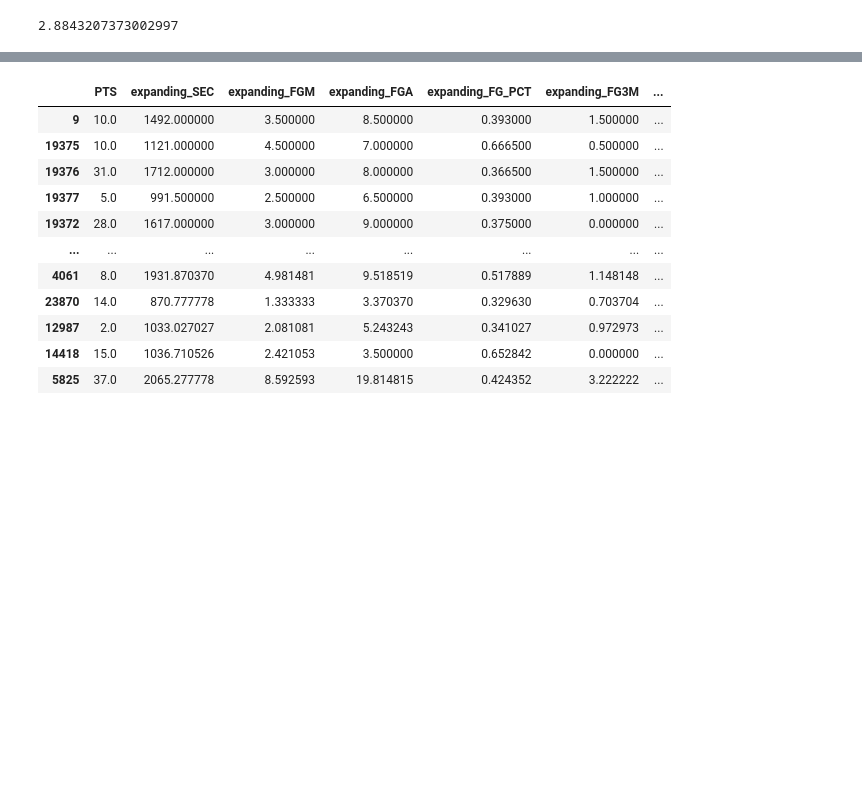
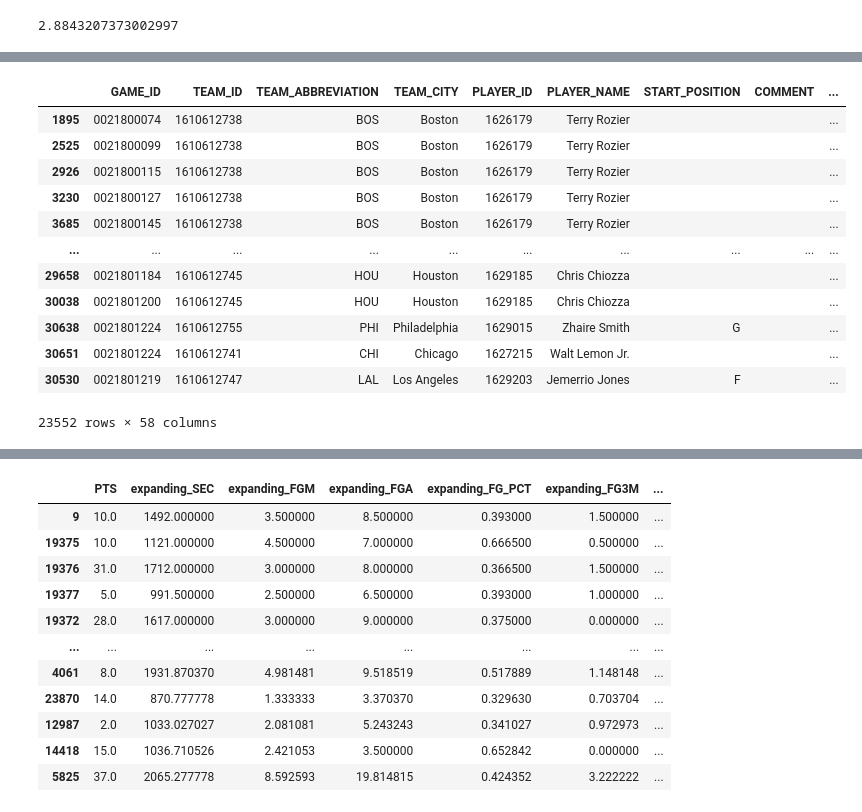
Before and after one commit to jcohen312/nba_points, a Jupyter notebook: Linear Regression.ipynb, the cells around one changed output, grey strips where cells are left out. Saved outputs shown, nothing was run; the diff lists cells and outputs as text; code cells hidden in the pictures; blank space fills up the shorter version.

```diff
--- a/Linear Regression.ipynb
+++ b/Linear Regression.ipynb
@@ -725,0 +896,5 @@ def reg_trees_pipe
+# %%
+cols = ['SEC', 'FGM', 'FGA','FG_PCT', 'FG3M', 'FG3A', 'FG3_PCT', 'FTM', 'FTA', 'FT_PCT', 'PTS']
+playerstats_2018_lag5 = formated_player_stats('box_score', cols = cols, year='2018', lag=5)
+combined5 = join_set_columns(playerstats_2018_lag5, year='2018')
+lagged5_raw = generate_pre_transformed(combined5)
@@ -725,0 +919,16 @@ def reg_trees_pipe
+# %%
+playerstats_2018_lag5
+# %% [output]
+|  | GAME_ID | TEAM_ID | TEAM_ABBREVIATION | TEAM_CITY | PLAYER_ID | PLAYER_NAME | START_POSITION | COMMENT | ... |
+| 1895 | 0021800074 | 1610612738 | BOS | Boston | 1626179 | Terry Rozier |  |  | ... |
+| 2525 | 0021800099 | 1610612738 | BOS | Boston | 1626179 | Terry Rozier |  |  | ... |
+| 2926 | 0021800115 | 1610612738 | BOS | Boston | 1626179 | Terry Rozier |  |  | ... |
+| 3230 | 0021800127 | 1610612738 | BOS | Boston | 1626179 | Terry Rozier |  |  | ... |
+| 3685 | 0021800145 | 1610612738 | BOS | Boston | 1626179 | Terry Rozier |  |  | ... |
+| ... | ... | ... | ... | ... | ... | ... | ... | ... | ... |
+| 29658 | 0021801184 | 1610612745 | HOU | Houston | 1629185 | Chris Chiozza |  |  | ... |
+| 30038 | 0021801200 | 1610612745 | HOU | Houston | 1629185 | Chris Chiozza |  |  | ... |
+| 30638 | 0021801224 | 1610612755 | PHI | Philadelphia | 1629015 | Zhaire Smith | G |  | ... |
+| 30651 | 0021801224 | 1610612741 | CHI | Chicago | 1627215 | Walt Lemon Jr. |  |  | ... |
+| 30530 | 0021801219 | 1610612747 | LAL | Los Angeles | 1629203 | Jemerrio Jones | F |  | ... |
+23552 rows × 58 columns
```
Also changed, not shown: parts of 39 cells of this notebook.
